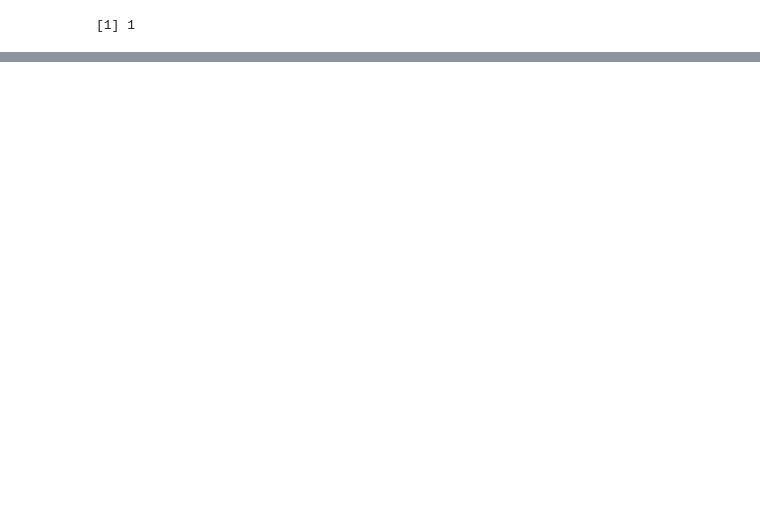
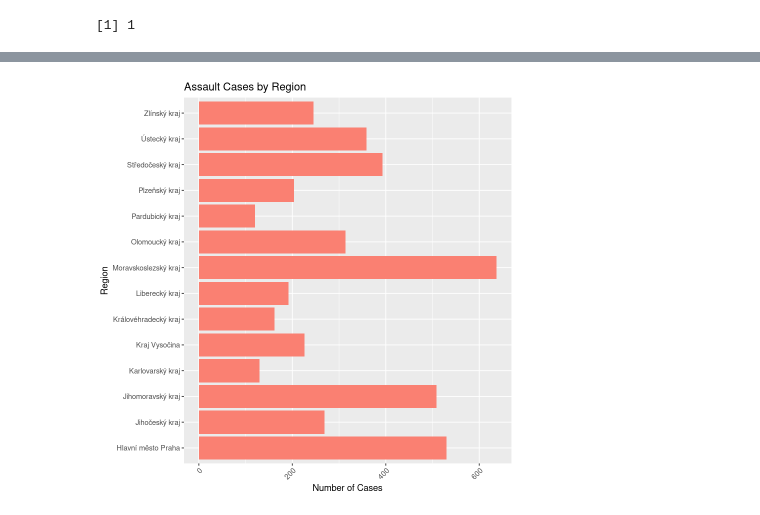
Before and after one commit to xsenyaaax/practicalStatistics, a Jupyter notebook: semestral-project.ipynb, the cells around one changed output, grey strips where cells are left out. Cells and saved outputs as stored; diff of their text form; code cells hidden in the pictures; blank space fills up the shorter version.

```diff
--- a/semestral-project.ipynb
+++ b/semestral-project.ipynb
@@ -64,0 +217,9 @@ A tibble: 17 × 6
+# %%
+assault_plot <- ggplot(czech_data[czech_data$iccs == "Assault", ], aes(x = geo, y = values)) +
+  geom_bar(stat = "identity", fill = "salmon") +
+  labs(title = "Assault Cases by Region", x = "Region", y = "Number of Cases") +
+  theme(axis.text.x = element_text(angle = 45, hjust = 1)) +
+  coord_flip()
+assault_plot
+# %% [output]
+[figure, added]
```
Also changed, not shown: parts of 13 cells of this notebook, 14 other files.
